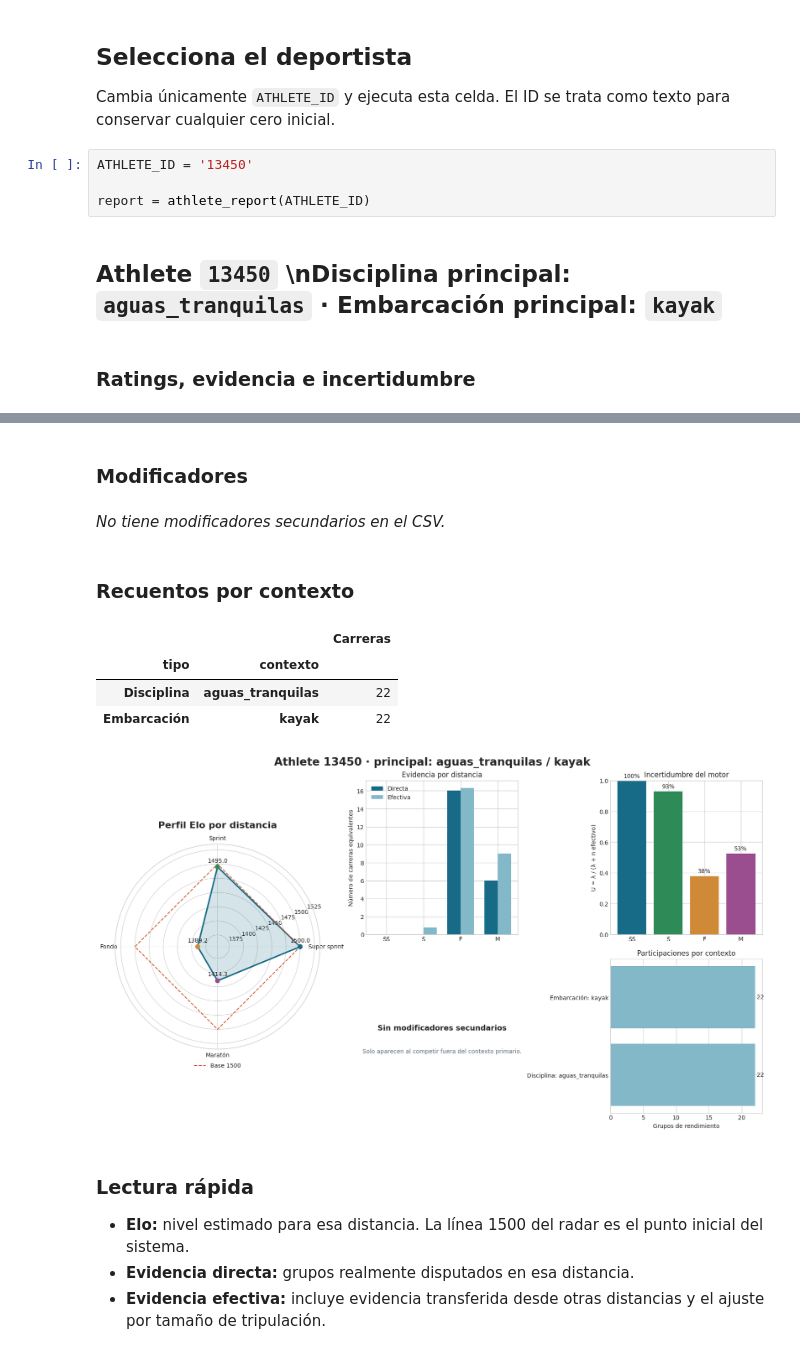
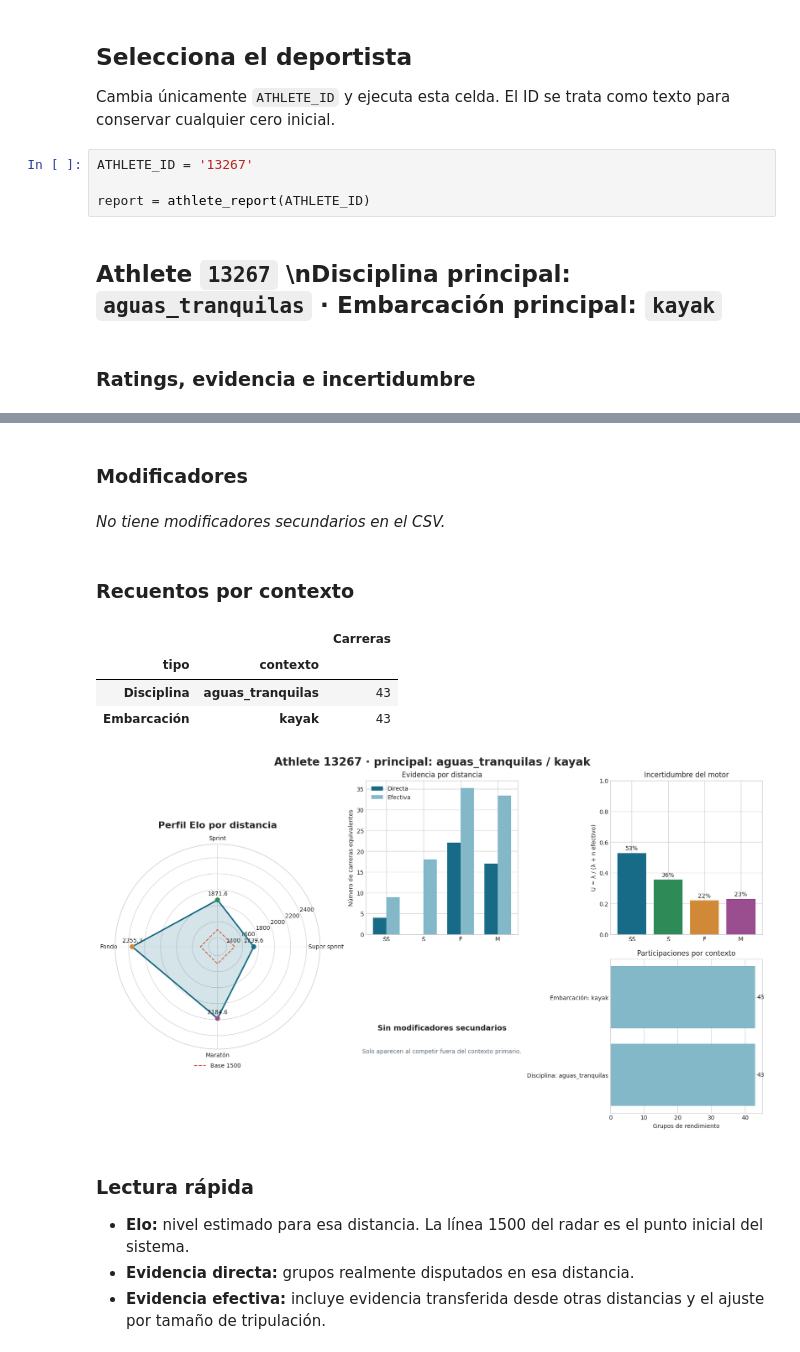
Before and after one commit to develask/athlete_ranker, a Jupyter notebook: elo/athlete_rating_report.ipynb, the cells around one changed output, grey strips where cells are left out. Saved outputs shown, nothing was run; the diff lists cells and outputs as text.

```diff
--- a/elo/athlete_rating_report.ipynb
+++ b/elo/athlete_rating_report.ipynb
@@ -259,11 +260,11 @@ def athlete_report(athlete_id, dataframe=ratings):
 
 Cambia únicamente `ATHLETE_ID` y ejecuta esta celda. El ID se trata como texto para conservar cualquier cero inicial.
 # %%
-ATHLETE_ID = '13450'
+ATHLETE_ID = '13267'
 
 report = athlete_report(ATHLETE_ID)
 # %% [output]
-## Athlete `13450`  \n**Disciplina principal:** `aguas_tranquilas` · **Embarcación principal:** `kayak`
+## Athlete `13267`  \n**Disciplina principal:** `aguas_tranquilas` · **Embarcación principal:** `kayak`
 ### Ratings, evidencia e incertidumbre
 |  | Elo | Evidencia directa | Evidencia efectiva | Incertidumbre | Indicador de confianza |
 | distancia |  |  |  |  |  |
@@ -274,11 +275,11 @@ report = athlete_report(ATHLETE_ID)
 ### Modificadores
 _No tiene modificadores secundarios en el CSV._
 ### Recuentos por contexto
 |  |  | Carreras |
 | tipo | contexto |  |
-| Disciplina | aguas_tranquilas | 22 |
-| Embarcación | kayak | 22 |
+| Disciplina | aguas_tranquilas | 43 |
+| Embarcación | kayak | 43 |
-[figure, old version]
+[figure, new version]
 # %% [markdown]
 ### Lectura rápida
 
```
Also changed, not shown: parts of 2 cells of this notebook, 1 other file.
